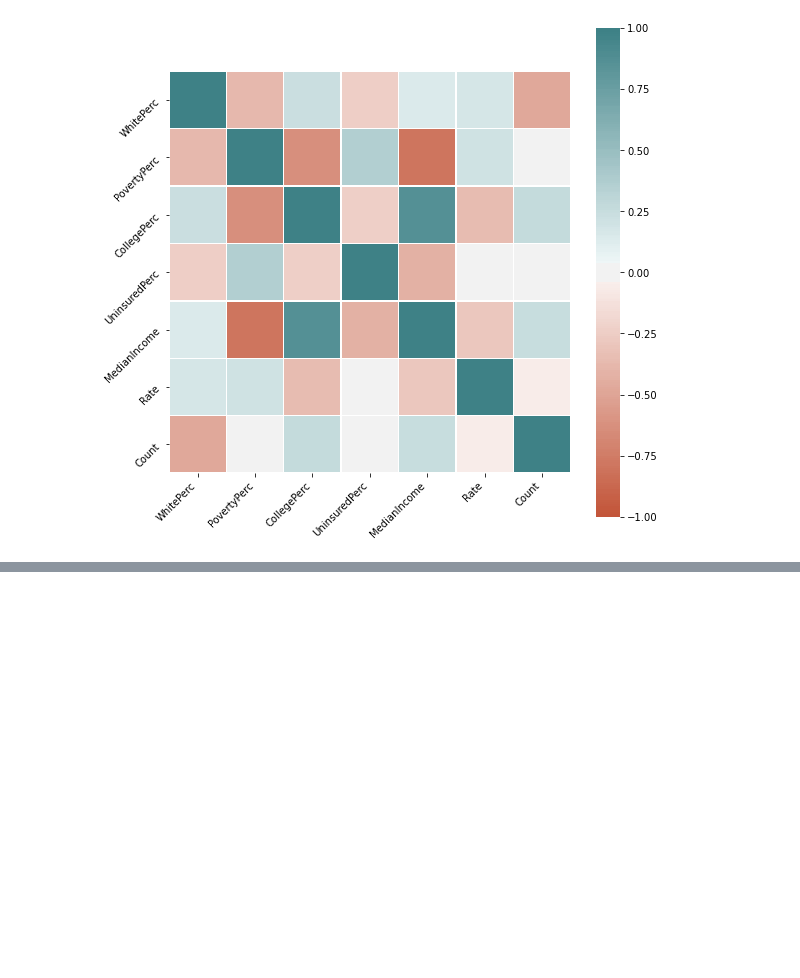
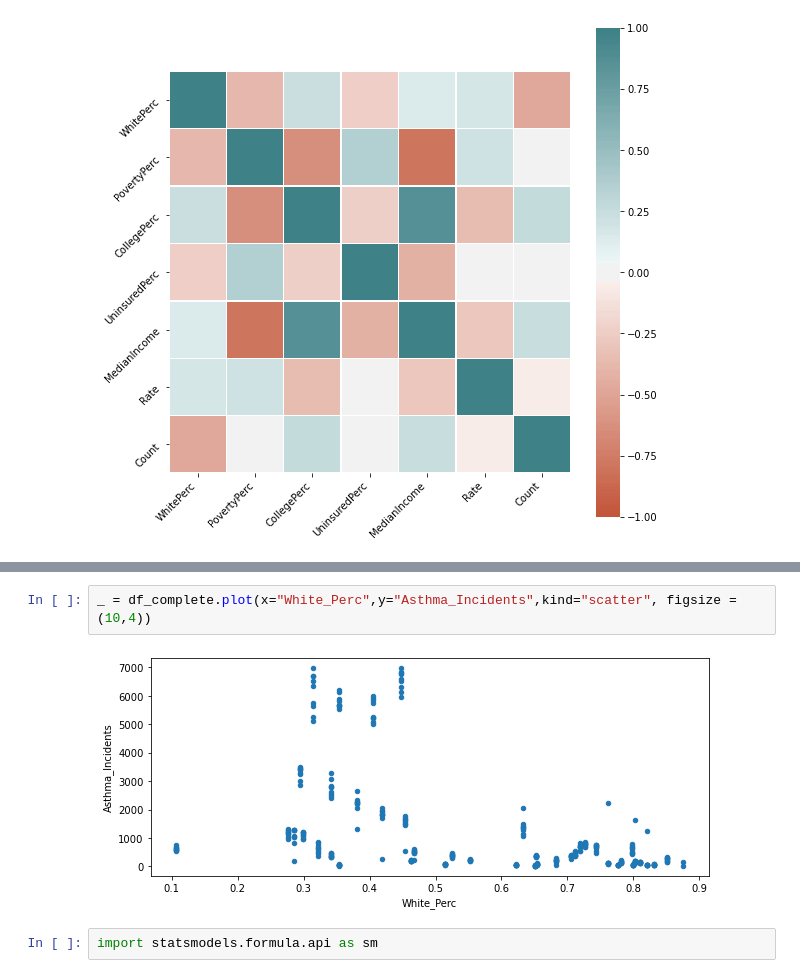
Before and after one commit to joelbray/team-103-project, a Jupyter notebook: census_eda_plus_merged_table_eda.ipynb, the cells around one changed output, grey strips where cells are left out. Cells and saved outputs as stored; diff of their text form; blank space fills up the shorter version.

```diff
--- a/census_eda.ipynb
+++ b/census_eda_plus_merged_table_eda.ipynb
@@ -142,0 +226,6 @@ ax.set_yticklabels(
+# %%
+_ = df_complete.plot(x="White_Perc",y="Asthma_Incidents",kind="scatter", figsize = (10,4))
+# %% [output]
+[figure, added]
+# %%
+import statsmodels.formula.api as sm
```
Also changed, not shown: parts of 10 cells of this notebook, 1 other file.
